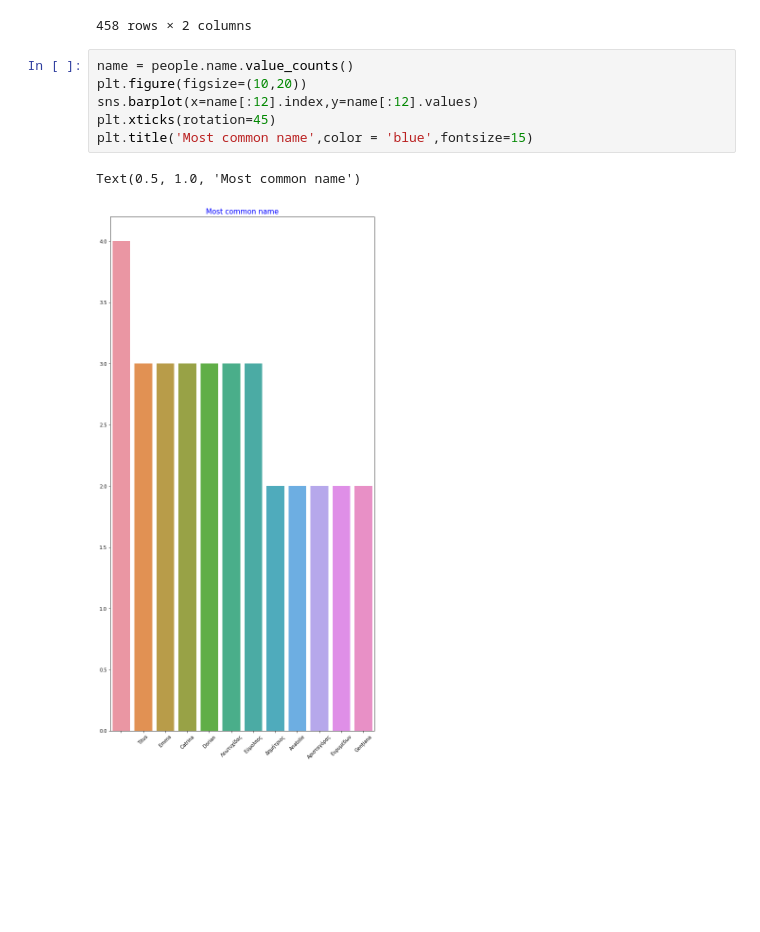
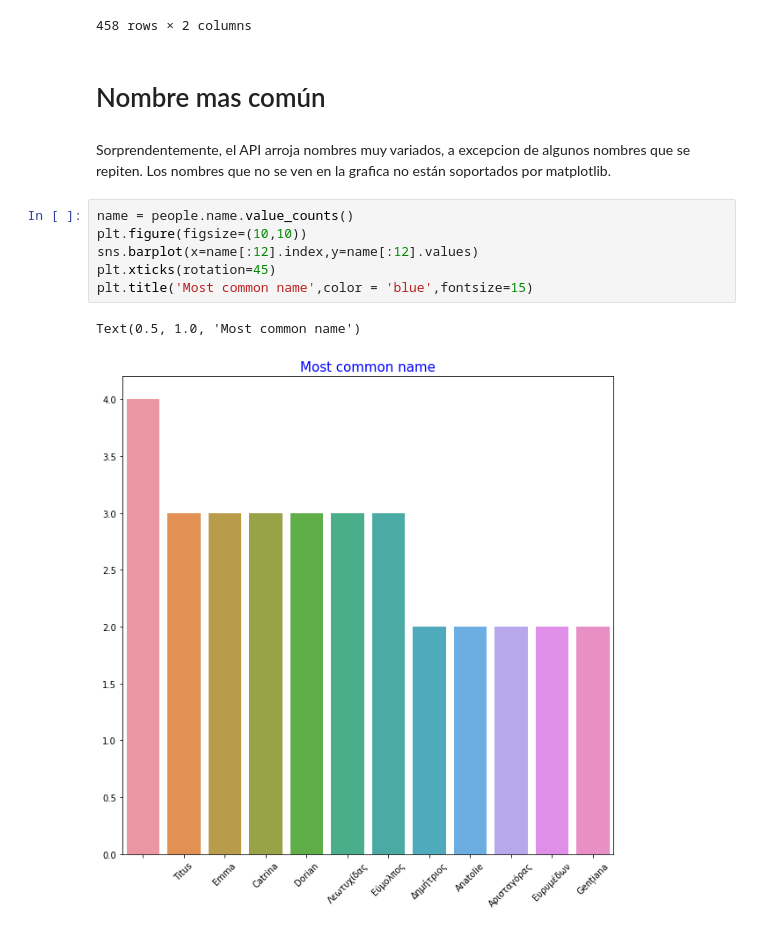
Before and after one commit to alejandrofrank/datamad0119, a Jupyter notebook: module-1/web-project/your-code/main.ipynb, the cells around one changed output. Cells and saved outputs as stored; diff of their text form; blank space fills up the shorter version.

```diff
--- a/module-1/web-project/your-code/main.ipynb
+++ b/module-1/web-project/your-code/main.ipynb
@@ -72,12 +77,16 @@ people.groupby(['name','region']).sum()
 | 许 | China | male | 中 |
 | 석 | Korea | male | 예준 |
 458 rows × 2 columns
+# %% [markdown]
+# Nombre mas común
+# %% [markdown]
+Sorprendentemente, el API arroja nombres muy variados, a excepcion de algunos nombres que se repiten. Los nombres que no se ven en la grafica no están soportados por matplotlib.
 # %%
 name = people.name.value_counts()
-plt.figure(figsize=(10,20))
+plt.figure(figsize=(10,10))
 sns.barplot(x=name[:12].index,y=name[:12].values)
 plt.xticks(rotation=45)
 plt.title('Most common name',color = 'blue',fontsize=15)
 # %% [output]
 Text(0.5, 1.0, 'Most common name')
-[figure, old version]
+[figure, new version]
```
Also changed, not shown: parts of 9 cells of this notebook.
